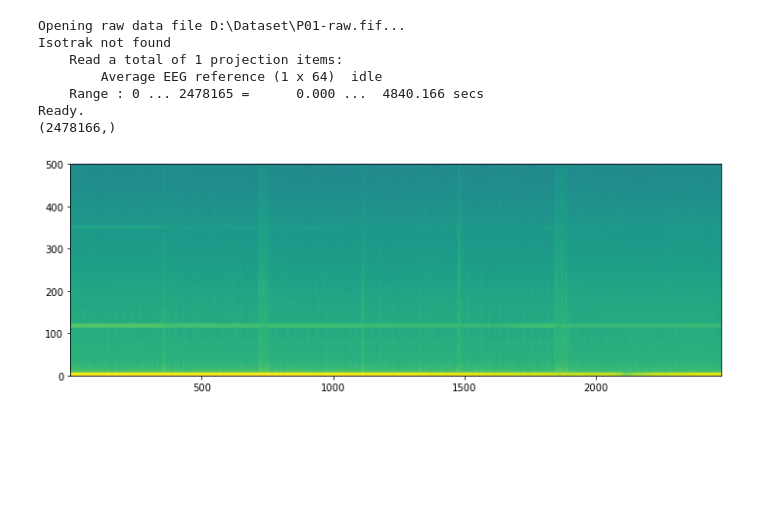
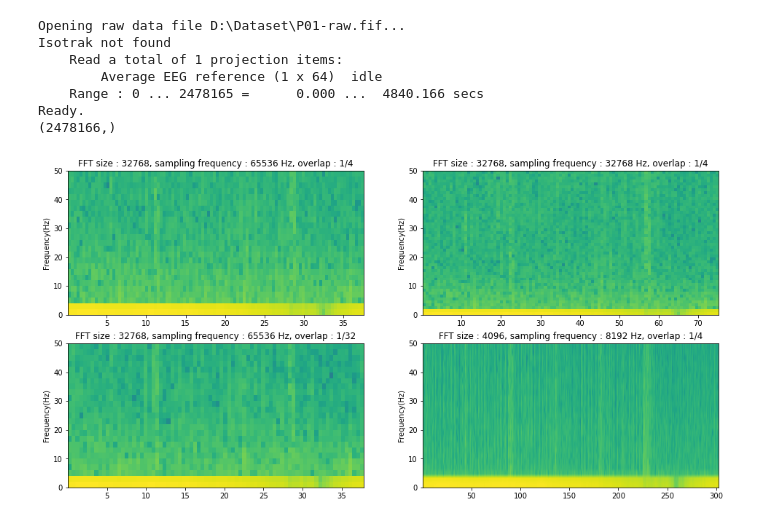
Before and after one commit to juhojang/EEG_preprocessing, a Jupyter notebook: Untitled-3.ipynb, the cells around one changed output. Drawn from its saved outputs; the diff is of its cells as text; code cells hidden in the pictures; blank space fills up the shorter version.

```diff
--- a/Untitled-3.ipynb
+++ b/Untitled-3.ipynb
@@ -1,22 +1,44 @@
-# %%
-import mne
-import numpy as np
-import matplotlib.pyplot as plt
-
-raw=mne.io.read_raw_fif('D:\Dataset\P01-raw.fif')
-x=raw.get_data('Fp1')
-x=x.reshape(-1,)
-print(x.shape)
-
-fig, ax = plt.subplots(figsize=(12,4))
-ax.specgram(x,NFFT=256,Fs=1000,noverlap=int(128*0.5))
-plt.show()
-# %% [output]
-Opening raw data file D:\Dataset\P01-raw.fif...
-Isotrak not found
-    Read a total of 1 projection items:
-        Average EEG reference (1 x 64)  idle
-    Range : 0 ... 2478165 =      0.000 ...  4840.166 secs
-Ready.
-(2478166,)
-[figure, removed]
+# %%
+import mne
+import numpy as np
+import matplotlib.pyplot as plt
+
+raw=mne.io.read_raw_fif('D:\Dataset\P01-raw.fif')
+x=raw.get_data('Fp1')
+x=x.reshape(-1,)
+print(x.shape)
+'''
+NFFT : fft size를 의미 -> 클수록 주파수 분해능이 좋음
+Fs : sampling frequency를 의미 -> 클수록 시간분해능이 좋음 (더 세세히 분해 가능)
+overlap : 앞의 fft block을 중복하여 얼마나 사용하는지
+'''
+fig, ax = plt.subplots(2,2,figsize=(16,8))
+ax[0,0].specgram(x,NFFT=32768,Fs=65536,noverlap=int(16384*0.5))
+ax[0,0].set_ylim([0,50])
+ax[0,0].set_ylabel("Frequency(Hz)")
+ax[0,0].set_title("FFT size : 32768, sampling frequency : 65536 Hz, overlap : 1/4")
+
+ax[0,1].specgram(x,NFFT=32768,Fs=32768,noverlap=int(16384*0.5))
+ax[0,1].set_ylim([0,50])
+ax[0,1].set_ylabel("Frequency(Hz)")
+ax[0,1].set_title("FFT size : 32768, sampling frequency : 32768 Hz, overlap : 1/4")
+
+ax[1,0].specgram(x,NFFT=32768,Fs=65536,noverlap=int(2048*0.5))
+ax[1,0].set_ylim([0,50])
+ax[1,0].set_ylabel("Frequency(Hz)")
+ax[1,0].set_title("FFT size : 32768, sampling frequency : 65536 Hz, overlap : 1/32")
+
+ax[1,1].specgram(x,NFFT=4096,Fs=8192,noverlap=int(2048*0.5))
+ax[1,1].set_ylim([0,50])
+ax[1,1].set_ylabel("Frequency(Hz)")
+ax[1,1].set_title("FFT size : 4096, sampling frequency : 8192 Hz, overlap : 1/4")
+plt.show()
+# %% [output]
+Opening raw data file D:\Dataset\P01-raw.fif...
+Isotrak not found
+    Read a total of 1 projection items:
+        Average EEG reference (1 x 64)  idle
+    Range : 0 ... 2478165 =      0.000 ...  4840.166 secs
+Ready.
+(2478166,)
+[figure, added]
```
Also changed, not shown: parts of 1 cell of this notebook.
